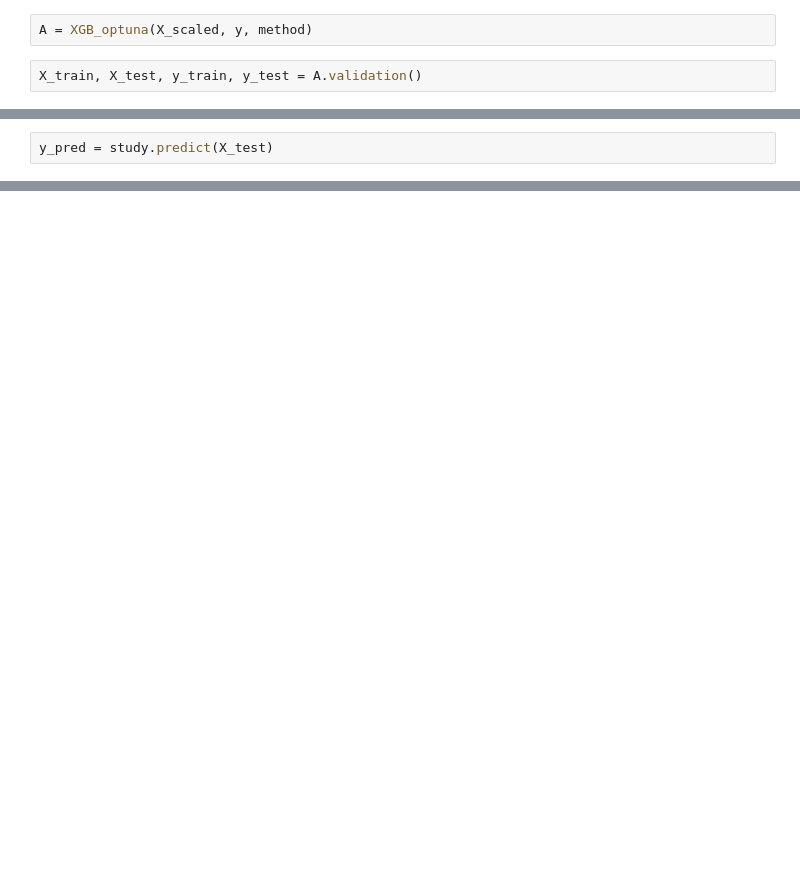
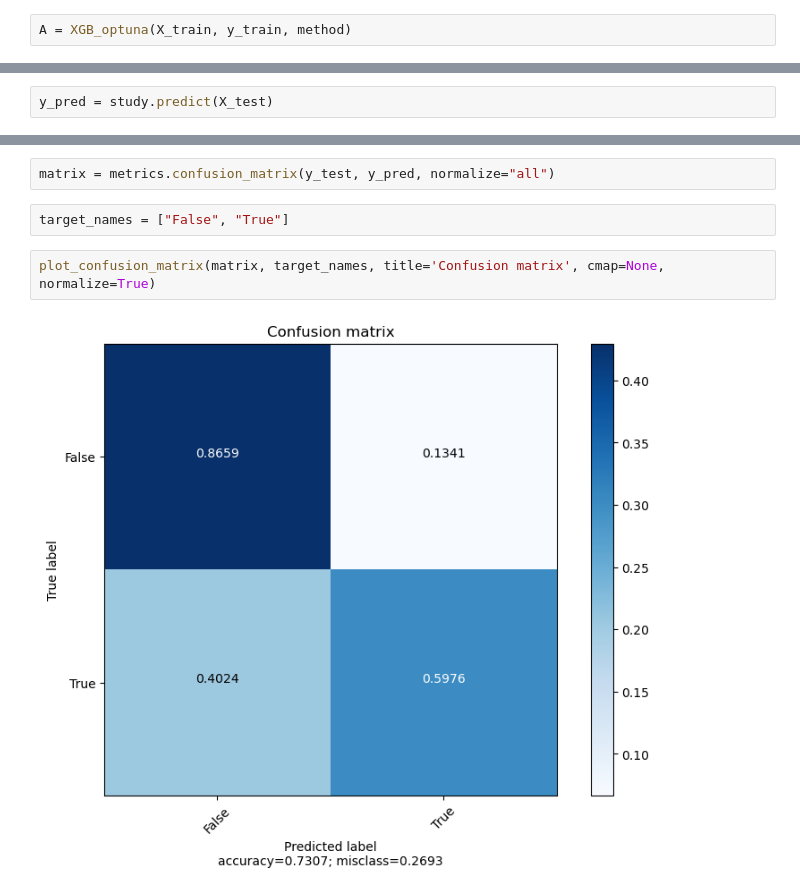
Before and after one commit to zakihir0/first-commit, a Jupyter notebook: Spaceship_Titanic.ipynb, the cells around one changed output, grey strips where cells are left out. Saved outputs shown, nothing was run; the diff lists cells and outputs as text; blank space fills up the shorter version.

```diff
--- a/Spaceship_Titanic.ipynb
+++ b/Spaceship_Titanic.ipynb
@@ -326,6 +328,4 @@ class XGB_optuna:
 # %%
 method = RandomUnderSampler()
 # %%
-A = XGB_optuna(X_scaled, y, method)
+A = XGB_optuna(X_train, y_train, method)
-# %%
-X_train, X_test, y_train, y_test = A.validation()
@@ -358 +450,9 @@ accuracy_score(y_test, y_pred)
+# %%
+matrix = metrics.confusion_matrix(y_test, y_pred, normalize="all")
+# %%
+target_names = ["False", "True"]
+# %%
+plot_confusion_matrix(matrix, target_names, title='Confusion matrix', cmap=None, normalize=True)
+# %% [output]
+[figure, added]
 # %%
```
Also changed, not shown: parts of 8 cells of this notebook.
